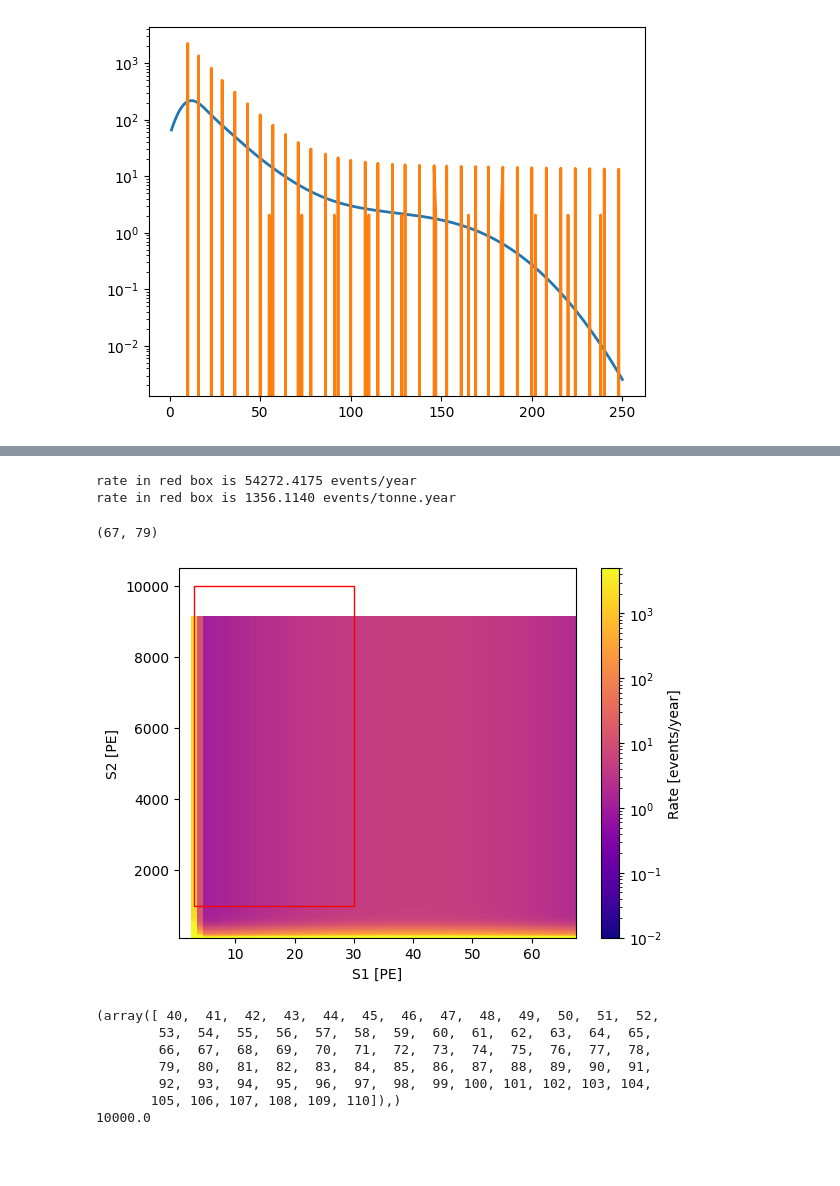
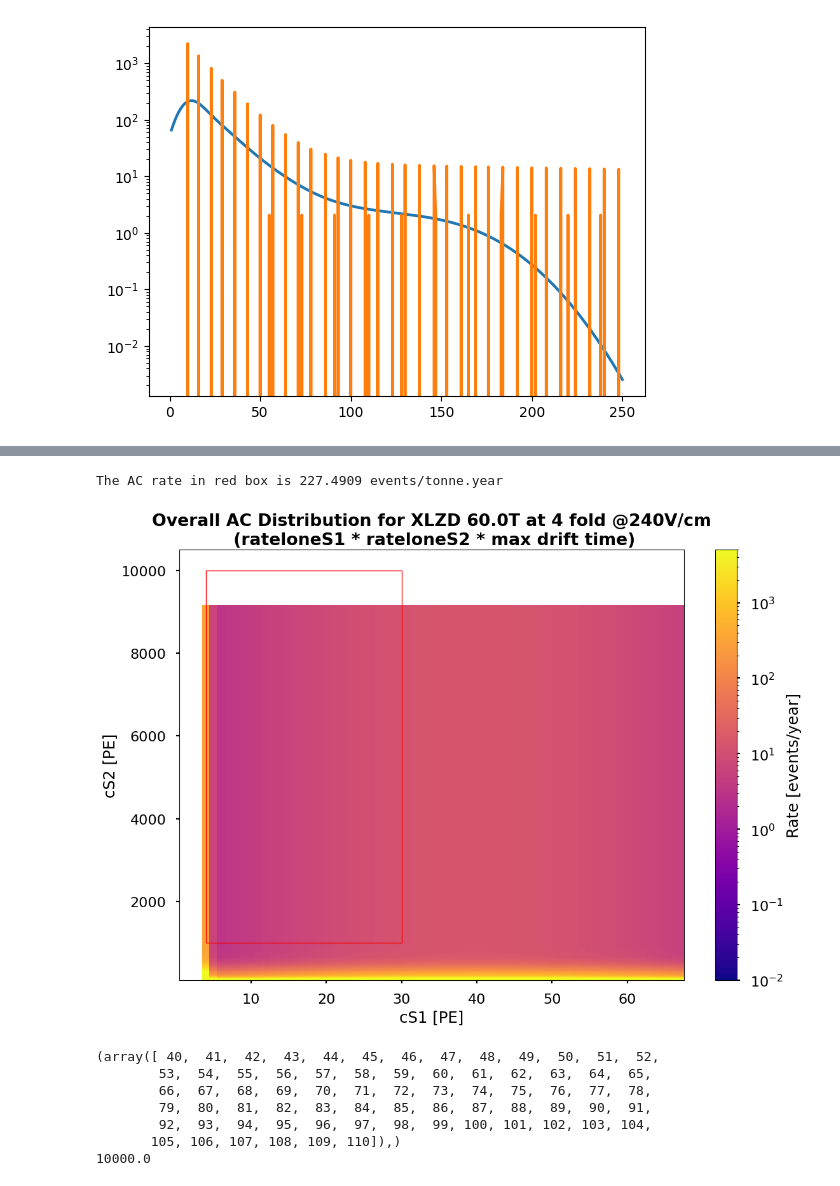
Before and after one commit to robertsjames/FlameFitSimple, a Jupyter notebook: analyses/wimp_sensitivity/AC_background/XLZD_ACTemplateMaker_30Jan2025_final.ipynb, the cells around one changed output, grey strips where cells are left out. Cells and saved outputs as stored; diff of their text form; code cells hidden in the pictures; blank space fills up the shorter version.

```diff
--- a/analyses/wimp_sensitivity/AC_background/XLZD_ACTemplateMaker_30Jan2025_final.ipynb
+++ b/analyses/wimp_sensitivity/AC_background/XLZD_ACTemplateMaker_30Jan2025_final.ipynb
@@ -169,7 +169,7 @@ LCeBot: 0.493 * (1-0.339) = 0.311
 """
 #detector = XENONdetector
 #detector = XENONnTdetector
-detector = XLZDdetector_40T
+detector = XLZDdetector_60T
 
 particleBackgroundsXENON1t = ACClasses.ParticleBackground(
         detector = detector,
@@ -525,13 +527,13 @@ ax_noS1tot.semilogy(x_LS2_below_200, R_LS2_unexpl, linewidth=2.0, label="Unexpla
 ax_noS1tot.semilogy(x_LS2_below_200, R_LS2_below_200, linewidth=2.0, label="Lost photons")
 
 
-
-ax_noS1tot.grid()
+ax_noS1tot.grid(True, which="both", linestyle="--", linewidth=1.)
 ax_noS1tot.legend()
 
 ax_noS1tot.set_xlabel("S2 [e-]")
 ax_noS1tot.set_ylabel("Rate without S1 [events per year]")
 ax_noS1tot.set_title("Total lone-S2")
+plt.style.use('seaborn-v0_8-poster')
 plt.savefig("lone_S2.pdf", format="pdf",bbox_inches="tight")
 
 #Added to convert electrons to PE
@@ -562,19 +597,22 @@ for i in range(len(x_LS1_PE)):
         R_LS1_all[i] = R_LS1_all[i] + y_DNCoincidenceRate[i]
 
 
-fig_noS2total, ax_noS2total = plt.subplots()
+fig_noS2total, ax_noS2total = plt.subplots(figsize=(10, 6), dpi=300)
 ax_noS2total.semilogy(x_LS1_PE, R_LS1_all, linewidth=2.0, label="Sum")
 ax_noS2total.semilogy(x_LS1_PE, R_LS1_FromCIV_PE, linewidth=2.0, label="CIV")
 ax_noS2total.semilogy(x_LS1_PE, R_LS1_Rad_PE, linewidth=2.0, label="Lost electrons")
 ax_noS2total.semilogy(x_LS1_PE, R_LS1_SE, linewidth=2.0, label="SE")
 ax_noS2total.semilogy(x_DN, y_DNCoincidenceRate, linewidth=2.0, label="DN")
-ax_noS2total.grid()
-plt.xlim([2, 20])
-plt.ylim([1e-2, 1e10])
+ax_noS2total.grid(True, which="both", linestyle="--", linewidth=1.)
+#plt.xlim([3, 30])
+#plt.ylim([1e-2, 1e10])
+ax_noS2total.axvline(x=3, linestyle="-.", linewidth=1.2)
+ax_noS2total.axvline(x=30, linestyle="-.", linewidth=1.2)
 ax_noS2total.legend(loc='upper right')
 ax_noS2total.set_xlabel("S1 [PE]")
 ax_noS2total.set_ylabel("Rate without S2 [events per year]")
-ax_noS2total.set_title(f"Total Lone S1 {np.round(detector.activeMass)}T")
+ax_noS2total.set_title(f"Total Lone S1 spectrum for XLZD {np.round(detector.activeMass,-1)}T")
+plt.style.use('seaborn-v0_8-poster')
 plt.savefig("lone_S1.pdf", format="pdf",bbox_inches="tight")
 for i in range(4):
     print (str(i) + ": " + str(x_LS1_PE[i]) + ", " + str(R_LS1_all[i]))
@@ -589,9 +627,10 @@ for i in range(4):
 ##
 ## Lone-S1: x_LS1_PE, R_LS1_all
 ## Lone-S2: x_LS2, R_LS2_all
+
 X_mix, Y_mix = np.meshgrid(x_LS1_PE, x_LS2_PE)
 Z_ACPDF = np.eye(len(x_LS2_PE),len(x_LS1_PE))
-nfold = 3 # nfolds /coincidences
+nfold = 4 # nfolds /coincidences
 for i in range(len(R_LS1_all)):
     for j in range(len(R_LS2_all)):
         if (i <=nfold-2 or j==0):Z_ACPDF[j,i] = 0.0 #For 'i+2'-fold coincidence
@@ -602,45 +641,44 @@ for i in range(len(R_LS1_all)):
 ens = [1., 2.]
 yrange=(1,300)
 
 
 fig_mix, ax_mix = plt.subplots()
 levels = np.ndarray((5,), buffer=np.array([1e-10, 1e-8, 1e-6, 1e-4, 1e-2]))
 #plt.xlim([1, 25])
 # plt.ylim([0, 1000])
 im = ax_mix.pcolormesh(X_mix, Y_mix, Z_ACPDF, norm=colors.LogNorm(vmin=1e-2, vmax=5e3), cmap='plasma')
-ax_mix.set_ylabel("S2 [PE]")
-ax_mix.set_xlabel("S1 [PE]")
+ax_mix.set_ylabel("cS2 [PE]")
+ax_mix.set_xlabel("cS1 [PE]")
+ax_mix.set_title(f"Overall AC Distribution for XLZD {round(detector.activeMass,-1)}T at {nfold} fold @{detector.DriftField}V/cm\n (rateloneS1 * rateloneS2 * max drift time)",fontweight="bold")
 
-ax_mix.set_title("")
 fig_mix.colorbar(im, ax=ax_mix, label="Rate [events/year]")
 
 #calculate rate in a box
-xmin = 3
+xmin = 4
 xmax = 30
 ymin = 10**3
 ymax = 10**4
+
 
 rect = patches.Rectangle((xmin, ymin), (xmax-xmin), (ymax-ymin), linewidth=1, edgecolor='r', facecolor='none')
 ax_mix.add_patch(rect)
 totalrate = 0.0
 for i in range(len(X_mix[0])):
     for j in range(len(Y_mix[1])):
         if (X_mix[0][i] >= xmin and X_mix[0][i] < xmax):
             if (Y_mix[j,i] >= ymin and Y_mix[j,i] < ymax):
                 #print("x:" + str (X_mix[0][i]) + ", y:" + str(Y_mix[j,i]) + " :" + str(Z_mix[j,i]))
                 totalrate = totalrate + Z_ACPDF[j,i]
 
-print("rate in red box is " + "{:.4f}".format(totalrate) + " events/year")
-print("rate in red box is " + "{:.4f}".format(totalrate/detector.activeMass) + " events/tonne.year")
+print("The AC rate in red box is " + "{:.4f}".format(totalrate/detector.activeMass) + " events/tonne.year")
 rate = totalrate/detector.activeMass
-plt.savefig("AC_S1S2.pdf", format="pdf",bbox_inches="tight")
+plt.style.use('seaborn-v0_8-poster')
+#plt.savefig("AC_S1S2.pdf", format="pdf",bbox_inches="tight")
 Z_ACPDF_transpose= np.transpose(Z_ACPDF) #To convert it since it was filled like Z_ACPDF[j,i] and not Z_ACPDF[i, j], have to transpose it
-Z_ACPDF_transpose.shape
+#Z_ACPDF_transpose.shape
 # %% [output]
-rate in red box is 54272.4175 events/year
-rate in red box is 1356.1140 events/tonne.year
+The AC rate in red box is 227.4909 events/tonne.year
-(67, 79)
-[figure, old version]
+[figure, new version]
 # %%
 S1_bin = np.linspace(0.0, 150.0, 151)
 S2_bin = np.logspace(2,4.75, 110+1)
```
Also changed, not shown: parts of 15 cells of this notebook.
